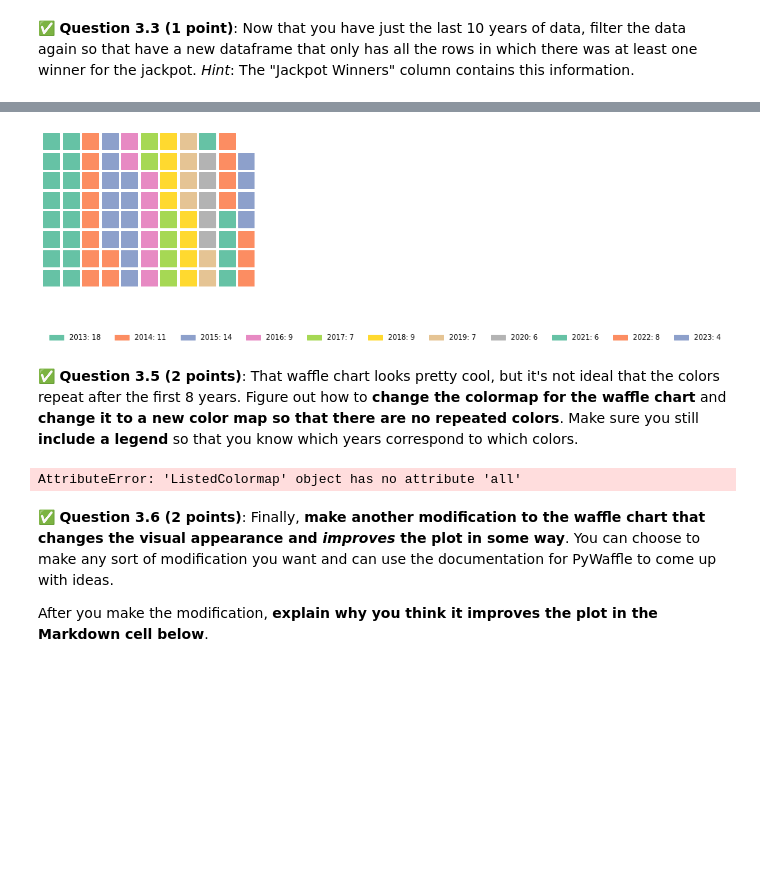
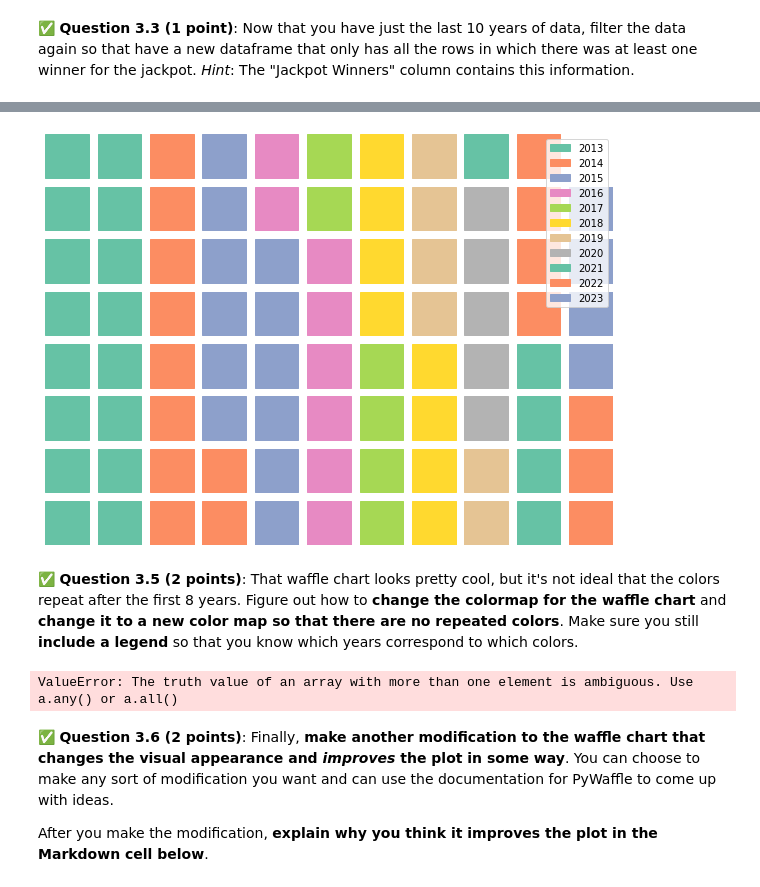
Before and after one commit to mtzoro/CMSE202-f23-turnin, a Jupyter notebook: midterm/CMSE202-Midterm-Section001-STUDENT.ipynb, the cells around one changed output, grey strips where cells are left out. Saved outputs shown, nothing was run; the diff lists cells and outputs as text; code cells hidden in the pictures; blank space fills up the shorter version.

```diff
--- a/midterm/CMSE202-Midterm-Section001-STUDENT.ipynb
+++ b/midterm/CMSE202-Midterm-Section001-STUDENT.ipynb
@@ -310,49 +313,43 @@ You should get something that looks like this:
 # %%
 ### Put your code here
 from pywaffle import Waffle
 
 
 winners_by_year = filtered_data.groupby('Year')['Jackpot Winners'].sum()
 
 fig = plt.figure(
     FigureClass=Waffle,
     rows=8,
     columns=11,
     values=winners_by_year,
-    labels=[f"{year}: {count}" for year, count in winners_by_year.items()],
-    legend={'loc': 'lower left', 'bbox_to_anchor': (0, -0.4), 'ncol': len(winners_by_year), 'framealpha': 0},
-    figsize=(10, 6)
+    labels=[f"{year}" for year, count in winners_by_year.items()],
+    figsize=(10, 6),
 )
-
 plt.show()
 # %% [output]
-[figure, old version]
+[figure, new version]
 # %% [markdown]
 &#9989; **Question 3.5 (2 points)**: That waffle chart looks pretty cool, but it's not ideal that the colors repeat after the first 8 years. Figure out how to **change the colormap for the waffle chart** and **change it to a new color map so that there are no repeated colors**. Make sure you still **include a legend** so that you know which years correspond to which colors.
 # %%
 ### Put your code here
 
-from pywaffle import Waffle
 
 winners_by_year = filtered_data.groupby('Year')['Jackpot Winners'].sum()
 
-colormap = plt.cm.get_cmap('tab20c', len(winners_by_year)).an
+colormap = plt.cm.get_cmap('tab20c', len(winners_by_year))
 
 fig = plt.figure(
     FigureClass=Waffle,
     rows=8,
     columns=11,
     values=winners_by_year,
-    title={'label': 'Powerball Jackpot Winners by Year', 'loc': 'left'},
-    labels=[f"{year}: {count}" for year, count in winners_by_year.items()],
-    legend={'loc': 'lower left', 'bbox_to_anchor': (0, -0.4), 'ncol': len(winners_by_year), 'framealpha': 0},
+    labels=[f"{year}" for year, count in winners_by_year.items()],
     figsize=(10, 6),
-    colors=colormap.colors
-)
+    colors=colormap.colors)
 
 plt.show()
 # %% [output]
-AttributeError: 'ListedColormap' object has no attribute 'all'
+ValueError: The truth value of an array with more than one element is ambiguous. Use a.any() or a.all()
 # %% [markdown]
 &#9989; **Question 3.6 (2 points)**: Finally, **make another modification to the waffle chart that changes the visual appearance and _improves_ the plot in some way**. You can choose to make any sort of modification you want and can use the documentation for PyWaffle to come up with ideas.
 
```
Also changed, not shown: parts of 5 cells of this notebook.
